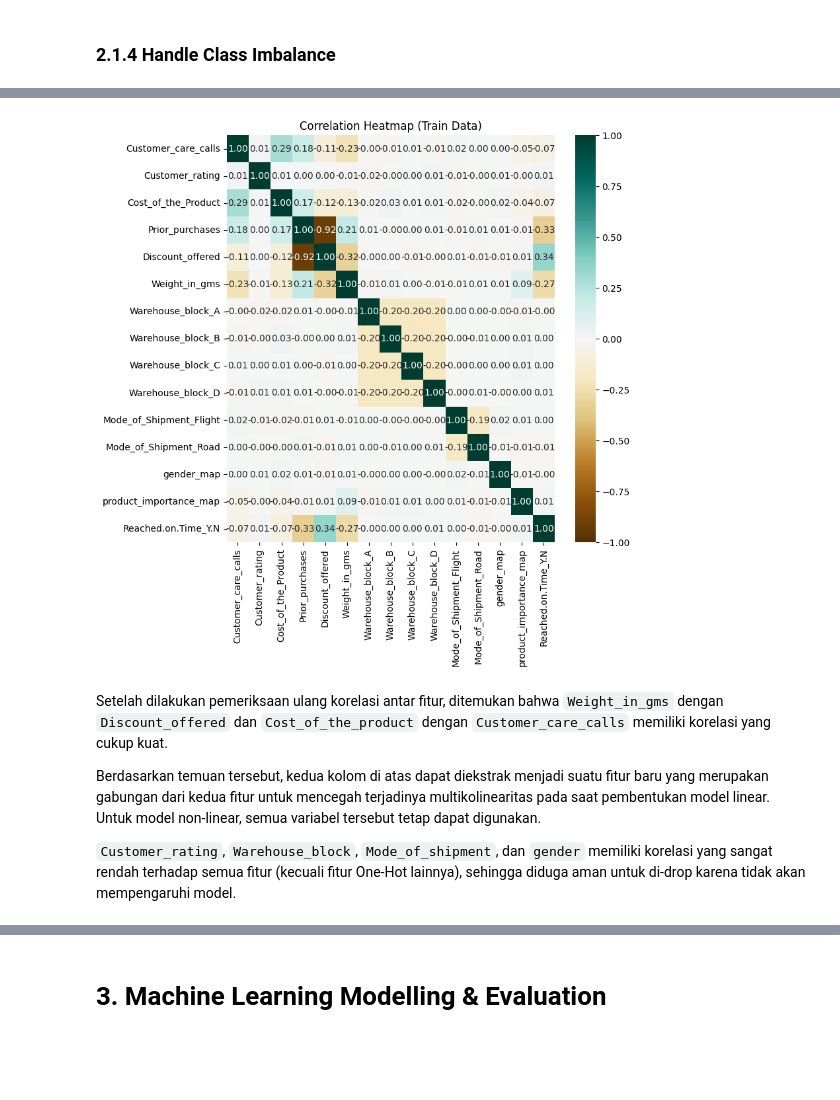
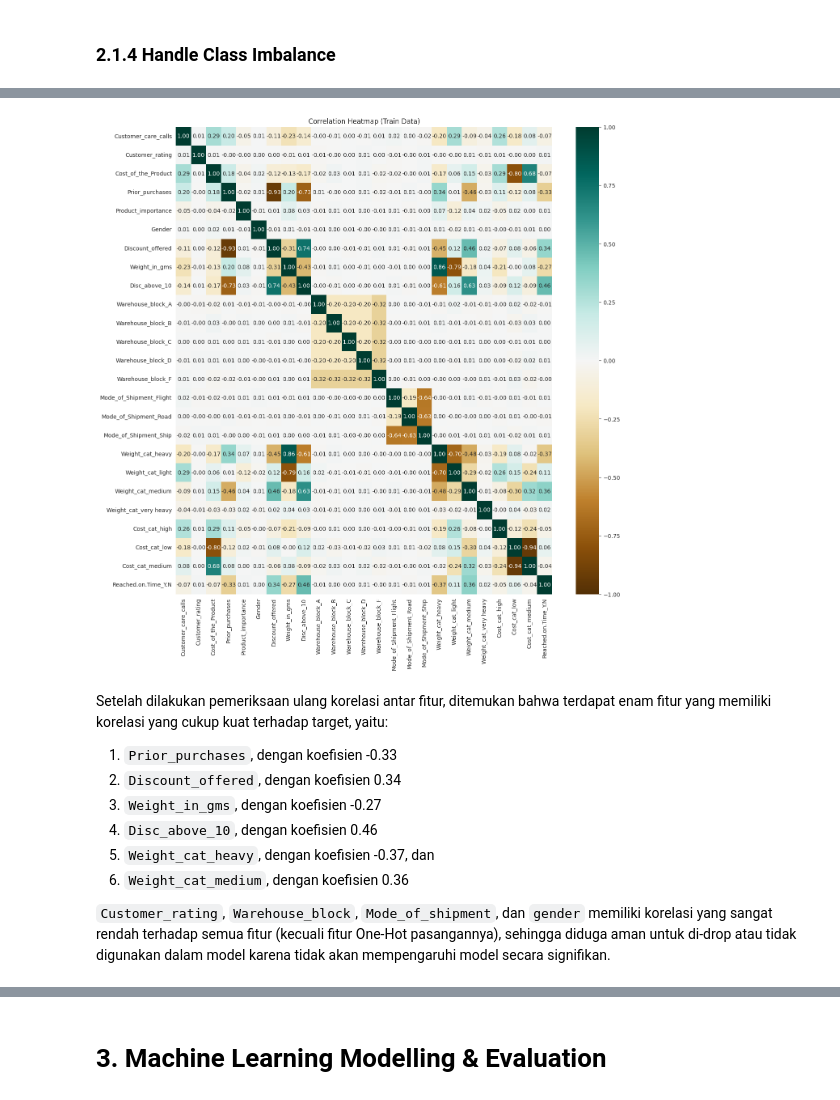
Before and after one commit to mezkymy/ecommerce-ds, a Jupyter notebook: Final_Project_DS_Rakamin_Batch_31_Kelompok_4_(Cobra).ipynb, the cells around one changed output, grey strips where cells are left out. Cells and saved outputs as stored; diff of their text form; code cells hidden in the pictures; blank space fills up the shorter version.

```diff
--- a/Final_Project_DS_Rakamin_Batch_31_Kelompok_4_(Cobra).ipynb
+++ b/Final_Project_DS_Rakamin_Batch_31_Kelompok_4_(Cobra).ipynb
@@ -518,8 +662,12 @@ memory usage: 8.3 KB
 # %%
-# kalau mau drop outlier menggunakan zscore
-# kalo nggak pake zscore, jgn di run cell ini! dan cukup 1x
-print(f'jumlah baris SEBELUM filter outlier: {len(x_train)}')
+# drop outlier menggunakan zscore
+print(f'jumlah baris data train SEBELUM filter outlier: {len(x_train)}')
 
-x_train = x_train[filtered_zscore]
-print(f'jumlah baris SETELAH filter outlier: {len(x_train)}')
+# get index of outliers
+outlier_id = outlier.index
+x_train_outlier_removed = x_train.drop(outlier_id)
+y_train_outlier_removed = y_train.drop(outlier_id)
+
+print(f'jumlah baris data train SETELAH filter outlier: {len(x_train_outlier_removed)}')
+print(f'Pemeriksaan apakah jumlah baris x_train dan y_train sama: {len(x_train_outlier_removed) == len(y_train_outlier_removed)}')
 # %% [output]
@@ -621,10 +724,10 @@ Setelah meninjau hasil kdeplot dan derajat skewness nya, kolom `Customer_care_ca
 # %%
 # Lakukan transformasi untuk menormalkan Prior_purchases dan Discount_offered, gunakan Normalizer dan Log Transformation
-
 col = ['Prior_purchases', 'Discount_offered']
 
-x_norm = Normalizer().fit_transform(x_train[col].values.reshape(len(x_train),2))
-x_log = np.log(x_train[col])
+prior_purchases_norm = Normalizer()
+x_norm = prior_purchases_norm.fit_transform(x_train_outlier_removed[col].values.reshape(len(x_train_outlier_removed),2))
+x_log = np.log(x_train_outlier_removed[col])
 
 plt.subplot(2, 2, 1)
 sns.kdeplot(x_norm[:,0])
@@ -665,26 +768,26 @@ Dari nilai derajat skewness di atas, dapat dipilih transformasi Normalizer untuk
 
 Selanjutnya lakukan juga scaling untuk semua data numerik menggunakan MinMaxScaler.
 # %%
+# buat dataset baru dengan fitur yang sudah dinormalisasi dan standarisasi
+x_train_transformed = x_train_outlier_removed.copy()
+x_train_transformed['Prior_purchases'] = x_norm[:,0]
+x_train_transformed['Discount_offered'] = x_log['Discount_offered']
+x_train_transformed[nums] = MinMaxScaler().fit_transform(x_train_transformed[nums].values.reshape(x_train_outlier_removed[nums].shape))
+
 # KDEplot data numerik setelah transformasi + scaling
-
-x_train_transform = x_train.copy()
-x_train_transform['Prior_purchases'] = x_norm[:,0]
-x_train_transform['Discount_offered'] = x_log['Discount_offered']
-x_train_transform[nums] = MinMaxScaler().fit_transform(x_train_transform[nums].values.reshape(x_train[nums].shape))
-
 fig, axes = plt.subplots(2, 3, figsize=(12, 6))
 
 i = 0
 for y in axes:
     for ax in y:
         column = nums[i]
-        sns.kdeplot(x_train_transform, x=column, ax=ax)
+        sns.kdeplot(x_train_transformed, x=column, ax=ax)
         ax.minorticks_on()
         i += 1
 
 axes[1,0].set_xlabel('Prior_purchases (Normalized)')
 axes[1,1].set_xlabel('log(Discount_offered)')
-fig.suptitle('KDE Plot Untuk Setiap Data Numerik Pada x_train Setelah Transformasi dan Scaling', fontsize=16)
+fig.suptitle('KDE Plot untuk Setiap Data Numerik Pada x_train Setelah Transformasi dan Scaling', fontsize=16)
 fig.tight_layout(pad=1)
 plt.show()
 # %% [output]
@@ -935,18 +936,25 @@ x_train_new.describe()
+# %%
+# copy encoded dataframe and add y_train back for feature heatmap
+x_train_hm = x_train_encoded.copy()
+x_train_hm[target] = y_train_outlier_removed
 # %%
 # buat corr dari df x_train_new
-# correlation heatmap berubah lagi?
-plt.figure(figsize=(8, 8))
-sns.heatmap(x_train_new.corr(method='spearman'), cmap='BrBG', annot=True, vmin=-1, vmax=1, fmt='.2f')
+plt.figure(figsize=(15, 15))
+sns.heatmap(x_train_hm.corr(method='spearman', numeric_only=True), cmap='BrBG', annot=True, vmin=-1, vmax=1, fmt='.2f')
 
 plt.title('Correlation Heatmap (Train Data)')
 plt.show()
 # %% [output]
-[figure, old version]
+[figure, new version]
 # %% [markdown]
-Setelah dilakukan pemeriksaan ulang korelasi antar fitur, ditemukan bahwa `Weight_in_gms` dengan `Discount_offered` dan `Cost_of_the_product` dengan `Customer_care_calls` memiliki korelasi yang cukup kuat.
+Setelah dilakukan pemeriksaan ulang korelasi antar fitur, ditemukan bahwa terdapat enam fitur yang memiliki korelasi yang cukup kuat terhadap target, yaitu:
+1. `Prior_purchases`, dengan koefisien -0.33
+2. `Discount_offered`, dengan koefisien 0.34
+3. `Weight_in_gms`, dengan koefisien -0.27
+4. `Disc_above_10`, dengan koefisien 0.46
+5. `Weight_cat_heavy`, dengan koefisien -0.37, dan
+6. `Weight_cat_medium`, dengan koefisien 0.36
 
-Berdasarkan temuan tersebut, kedua kolom di atas dapat diekstrak menjadi suatu fitur baru yang merupakan gabungan dari kedua fitur untuk mencegah terjadinya multikolinearitas pada saat pembentukan model linear. Untuk model non-linear, semua variabel tersebut tetap dapat digunakan.
-
-`Customer_rating`, `Warehouse_block`, `Mode_of_shipment`, dan `gender` memiliki korelasi yang sangat rendah terhadap semua fitur (kecuali fitur One-Hot lainnya), sehingga diduga aman untuk di-drop karena tidak akan mempengaruhi model.
+`Customer_rating`, `Warehouse_block`, `Mode_of_shipment`, dan `gender` memiliki korelasi yang sangat rendah terhadap semua fitur (kecuali fitur One-Hot pasangannya), sehingga diduga aman untuk di-drop atau tidak digunakan dalam model karena tidak akan mempengaruhi model secara signifikan.
 # %%
 # using ANOVA
```
Also changed, not shown: parts of 203 cells of this notebook.
